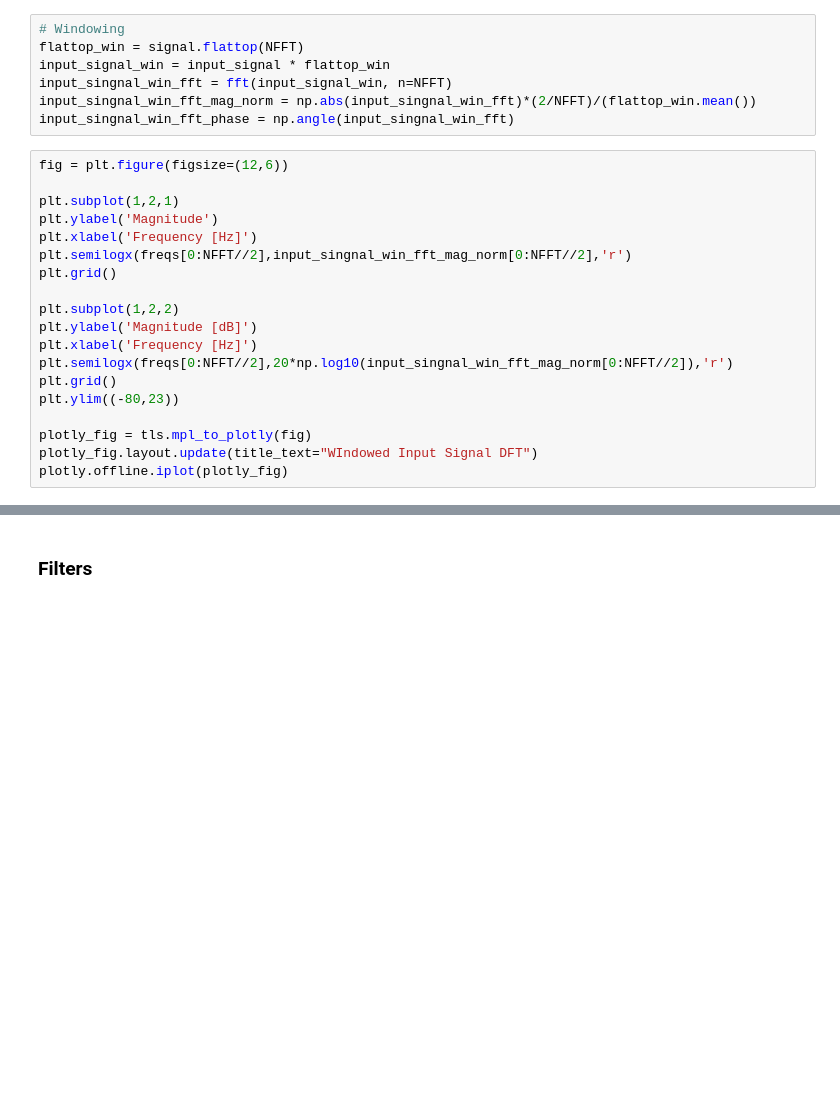
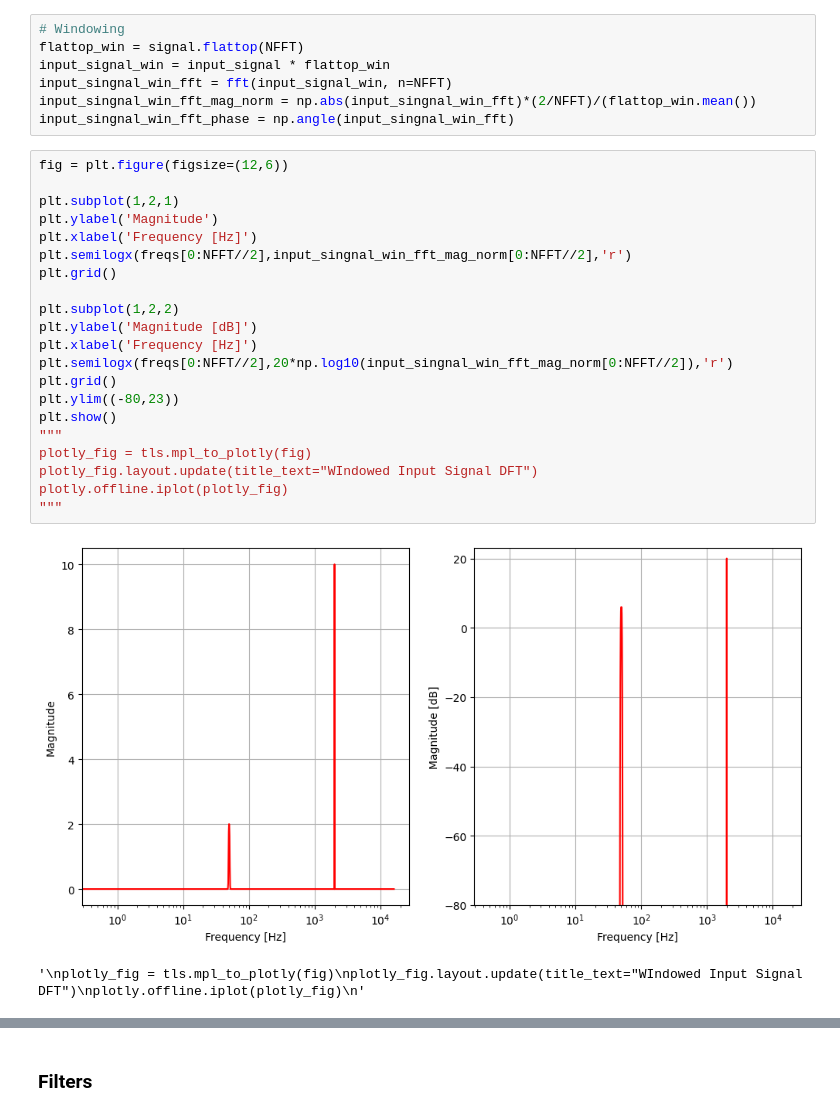
Before and after one commit to TUIlmenauAMS/MRSP_Tutorials, a Jupyter notebook: MSP_FrequencyResponse.ipynb, the cells around one changed output, grey strips where cells are left out. Cells and saved outputs as stored; diff of their text form; blank space fills up the shorter version.

```diff
--- a/MSP_FrequencyResponse.ipynb
+++ b/MSP_FrequencyResponse.ipynb
@@ -928,22 +945,27 @@ input_singnal_win_fft_phase = np.angle(input_singnal_win_fft)
 # %%
 fig = plt.figure(figsize=(12,6))
 
 plt.subplot(1,2,1)
 plt.ylabel('Magnitude')
 plt.xlabel('Frequency [Hz]')
 plt.semilogx(freqs[0:NFFT//2],input_singnal_win_fft_mag_norm[0:NFFT//2],'r')
 plt.grid()
 
 plt.subplot(1,2,2)
 plt.ylabel('Magnitude [dB]')
 plt.xlabel('Frequency [Hz]')
 plt.semilogx(freqs[0:NFFT//2],20*np.log10(input_singnal_win_fft_mag_norm[0:NFFT//2]),'r')
 plt.grid()
 plt.ylim((-80,23))
-
+plt.show()
+"""
 plotly_fig = tls.mpl_to_plotly(fig)
 plotly_fig.layout.update(title_text="WIndowed Input Signal DFT")
 plotly.offline.iplot(plotly_fig)
+"""
+# %% [output]
+[figure, added]
+'\nplotly_fig = tls.mpl_to_plotly(fig)\nplotly_fig.layout.update(title_text="WIndowed Input Signal DFT")\nplotly.offline.iplot(plotly_fig)\n'
 # %%
 #### dB
 from sympy import symbols, Eq, N
```
Also changed, not shown: parts of 15 cells of this notebook.
